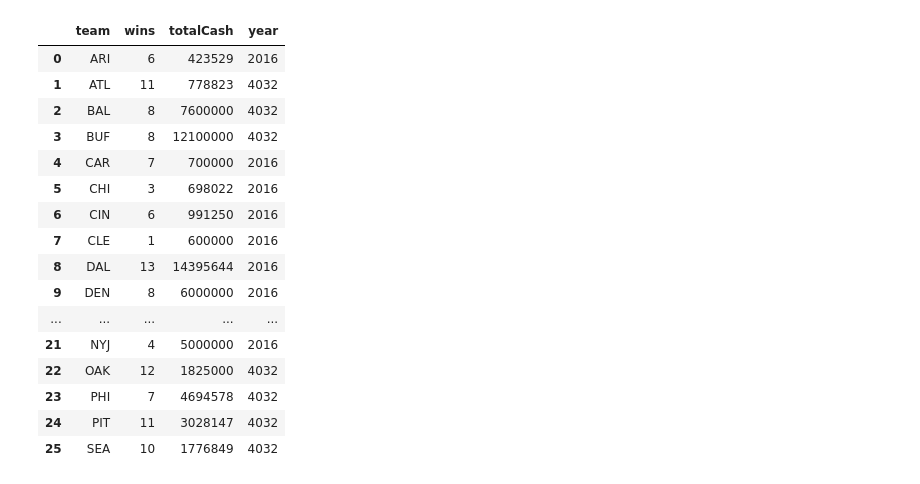
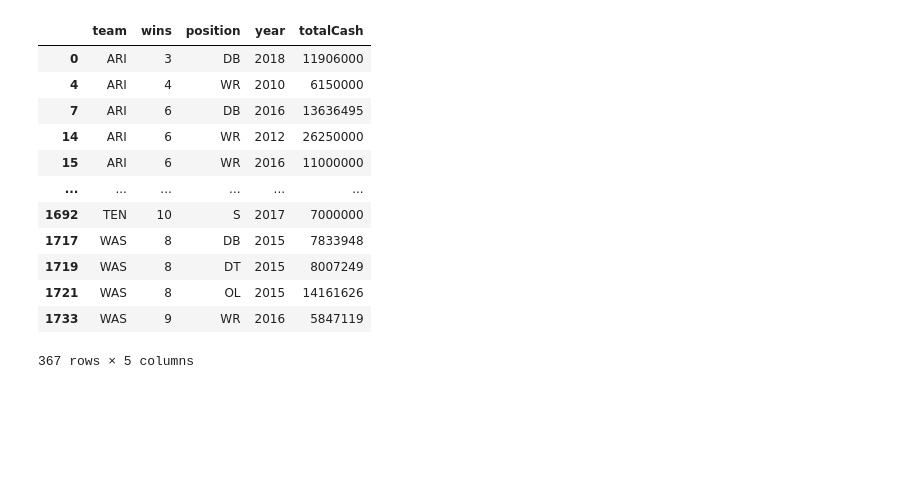
Before and after one commit to philDaprogrammer/487_Project, a Jupyter notebook: phase_2/Modeling.ipynb, the cells around one changed output. Cells and saved outputs as stored; diff of their text form; code cells hidden in the pictures; blank space fills up the shorter version.

```diff
--- a/phase_2/Modeling.ipynb
+++ b/phase_2/Modeling.ipynb
@@ -46,4 +14,4 @@ df_2016
 # %%
-pos_df_2016 = df_2016.groupby(['team','wins','position']).sum().reset_index()
-pos_df_2016
+pos_df = df.groupby(['team','wins','position','year']).sum().reset_index()
+pos_df
 # %% [output]
@@ -128,24 +140,20 @@ Coefficient of determination: 0.21
 # %%
-
-
-QB_df = pos_df[pos_df['position'] == 'QB'].reset_index().drop(['index','position'], axis = 1)
-RB_df = pos_df[pos_df['position'] == 'RB'].reset_index().drop(['index','position'], axis =1)
-RB_df
+pos_df_year = pos_df
+pos_df_year = pos_df_year[pos_df['totalCash']> 5000000]
+QB_df = pos_df_year[pos_df_year['position'] == 'QB'].reset_index().drop(['position'], axis = 1)
+RB_df = pos_df_year[pos_df_year['position'] == 'RB'].reset_index().drop(['position'], axis =1)
+pos_df_year
 # %% [output]
-|  | team | wins | totalCash | year |
-| 0 | ARI | 6 | 423529 | 2016 |
-| 1 | ATL | 11 | 778823 | 4032 |
-| 2 | BAL | 8 | 7600000 | 4032 |
-| 3 | BUF | 8 | 12100000 | 4032 |
-| 4 | CAR | 7 | 700000 | 2016 |
-| 5 | CHI | 3 | 698022 | 2016 |
-| 6 | CIN | 6 | 991250 | 2016 |
-| 7 | CLE | 1 | 600000 | 2016 |
-| 8 | DAL | 13 | 14395644 | 2016 |
-| 9 | DEN | 8 | 6000000 | 2016 |
-| ... | ... | ... | ... | ... |
-| 21 | NYJ | 4 | 5000000 | 2016 |
-| 22 | OAK | 12 | 1825000 | 4032 |
-| 23 | PHI | 7 | 4694578 | 4032 |
-| 24 | PIT | 11 | 3028147 | 4032 |
-| 25 | SEA | 10 | 1776849 | 4032 |
+|  | team | wins | position | year | totalCash |
+| 0 | ARI | 3 | DB | 2018 | 11906000 |
+| 4 | ARI | 4 | WR | 2010 | 6150000 |
+| 7 | ARI | 6 | DB | 2016 | 13636495 |
+| 14 | ARI | 6 | WR | 2012 | 26250000 |
+| 15 | ARI | 6 | WR | 2016 | 11000000 |
+| ... | ... | ... | ... | ... | ... |
+| 1692 | TEN | 10 | S | 2017 | 7000000 |
+| 1717 | WAS | 8 | DB | 2015 | 7833948 |
+| 1719 | WAS | 8 | DT | 2015 | 8007249 |
+| 1721 | WAS | 8 | OL | 2015 | 14161626 |
+| 1733 | WAS | 9 | WR | 2016 | 5847119 |
+367 rows × 5 columns
```
Also changed, not shown: parts of 19 cells of this notebook.
